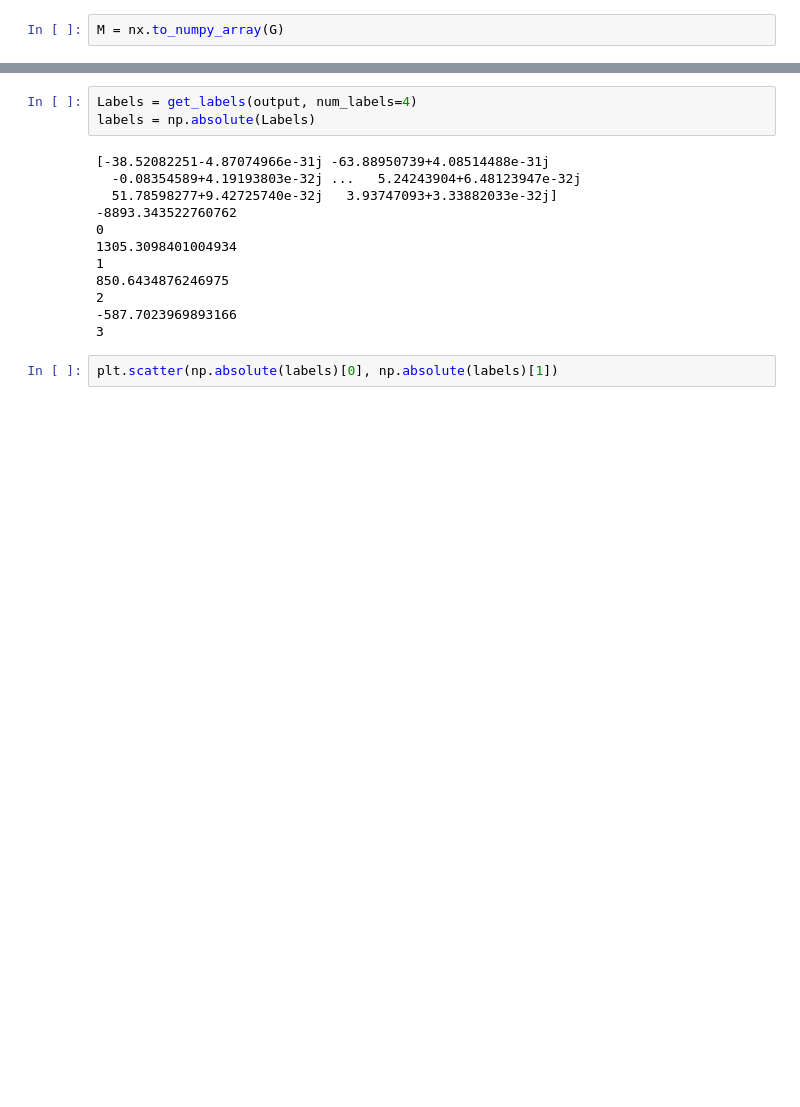
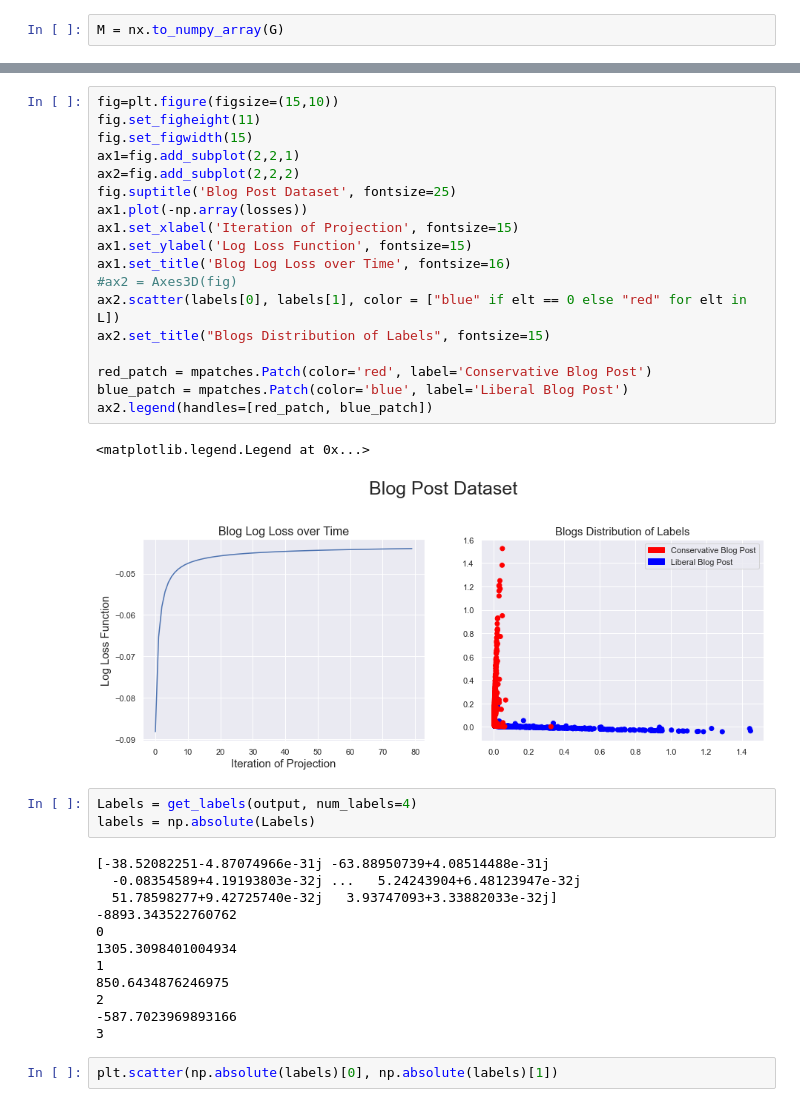
Before and after one commit to joshuap2613/CSBM, a Jupyter notebook: Clean/Reading Blog Posts.ipynb, the cells around one changed output, grey strips where cells are left out. Cells and saved outputs as stored; diff of their text form; blank space fills up the shorter version.

```diff
--- a/Clean/Reading Blog Posts.ipynb
+++ b/Clean/Reading Blog Posts.ipynb
@@ -150,3 +211,24 @@ def get_labels(A, num_labels=2):
+# %%
+fig=plt.figure(figsize=(15,10))
+fig.set_figheight(11)
+fig.set_figwidth(15)
+ax1=fig.add_subplot(2,2,1)
+ax2=fig.add_subplot(2,2,2)
+fig.suptitle('Blog Post Dataset', fontsize=25)
+ax1.plot(-np.array(losses))
+ax1.set_xlabel('Iteration of Projection', fontsize=15)
+ax1.set_ylabel('Log Loss Function', fontsize=15)
+ax1.set_title('Blog Log Loss over Time', fontsize=16)
+#ax2 = Axes3D(fig)
+ax2.scatter(labels[0], labels[1], color = ["blue" if elt == 0 else "red" for elt in L])
+ax2.set_title("Blogs Distribution of Labels", fontsize=15)
+
+red_patch = mpatches.Patch(color='red', label='Conservative Blog Post')
+blue_patch = mpatches.Patch(color='blue', label='Liberal Blog Post')
+ax2.legend(handles=[red_patch, blue_patch])
+# %% [output]
+<matplotlib.legend.Legend at 0x...>
+[figure, added]
 # %%
 Labels = get_labels(output, num_labels=4)
 labels = np.absolute(Labels)
```
Also changed, not shown: parts of 53 cells of this notebook, 4 other files.
